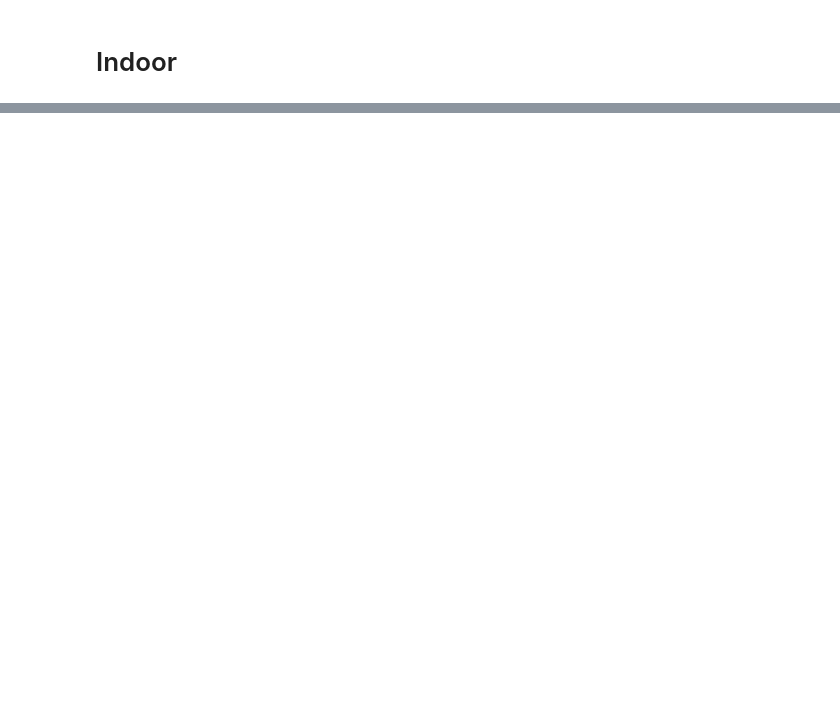
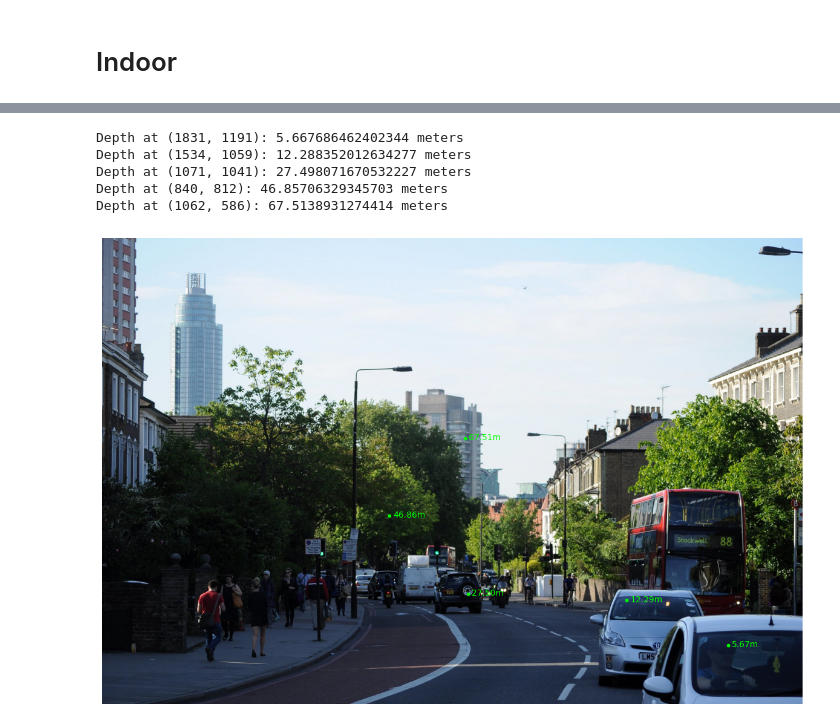
Before and after one commit to aditya-azad/Depth-Anything-V2, a Jupyter notebook: metric-depth.ipynb, the cells around one changed output, grey strips where cells are left out. Drawn from its saved outputs; the diff is of its cells as text; code cells hidden in the pictures; blank space fills up the shorter version.

```diff
--- a/metric-depth.ipynb
+++ b/metric-depth.ipynb
@@ -115,0 +179,18 @@ plt.show()
+# %%
+for point in points:
+    x, y = point
+    depth_value = depth[y, x]
+    print(f"Depth at ({x}, {y}): {depth_value} meters")
+    plt.text(x+10, y+10, f"{depth_value:.2f}m", color='lime', fontsize=10, ha='left', va='bottom')
+
+plt.gcf().set_size_inches(15, 10)
+plt.imshow(cv2.cvtColor(raw_img, cv2.COLOR_BGR2RGB))
+plt.axis('off')
+plt.show()
+# %% [output]
+Depth at (1831, 1191): 5.667686462402344 meters
+Depth at (1534, 1059): 12.288352012634277 meters
+Depth at (1071, 1041): 27.498071670532227 meters
+Depth at (840, 812): 46.85706329345703 meters
+Depth at (1062, 586): 67.5138931274414 meters
+[figure, added]
```
Also changed, not shown: parts of 12 cells of this notebook.
